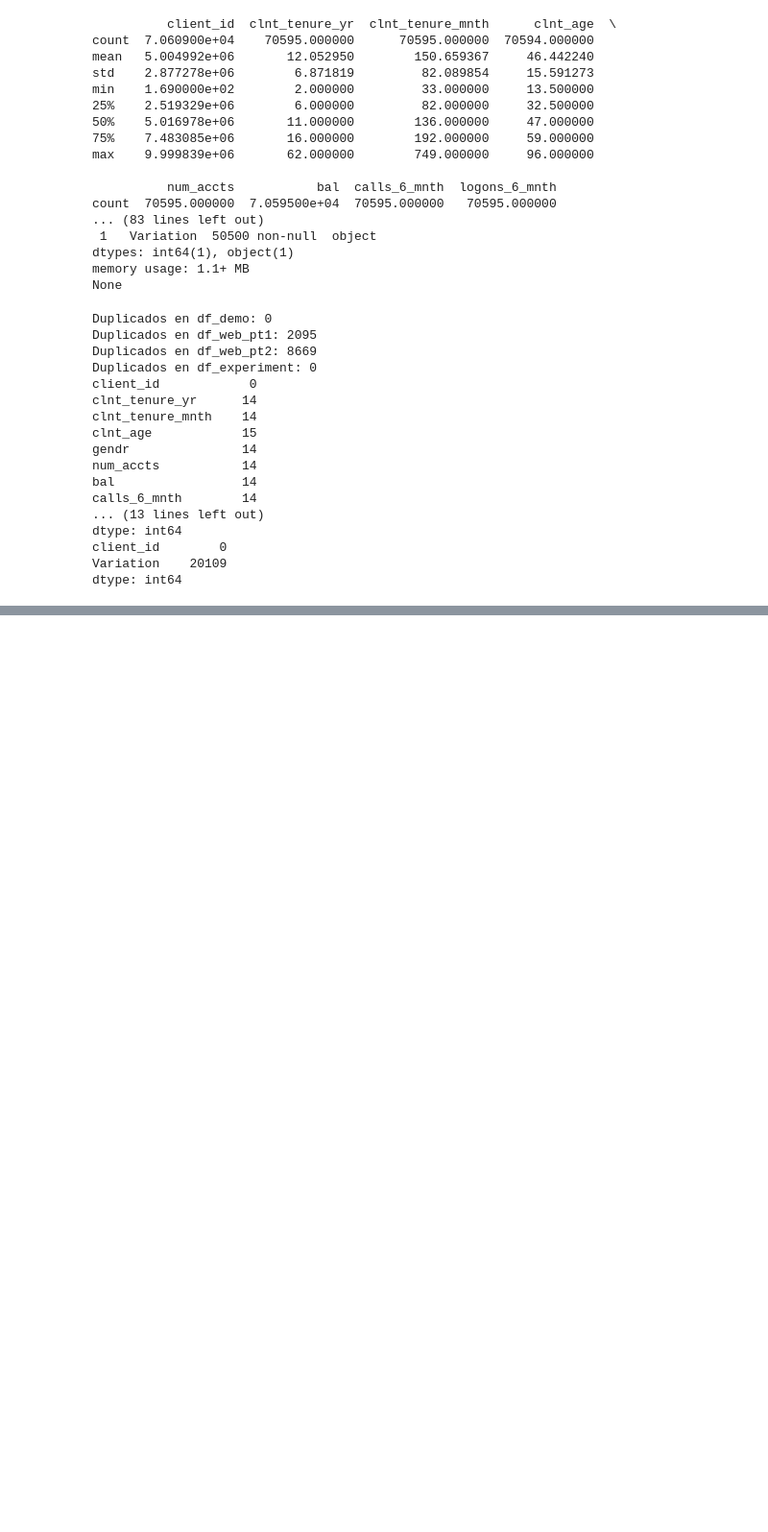
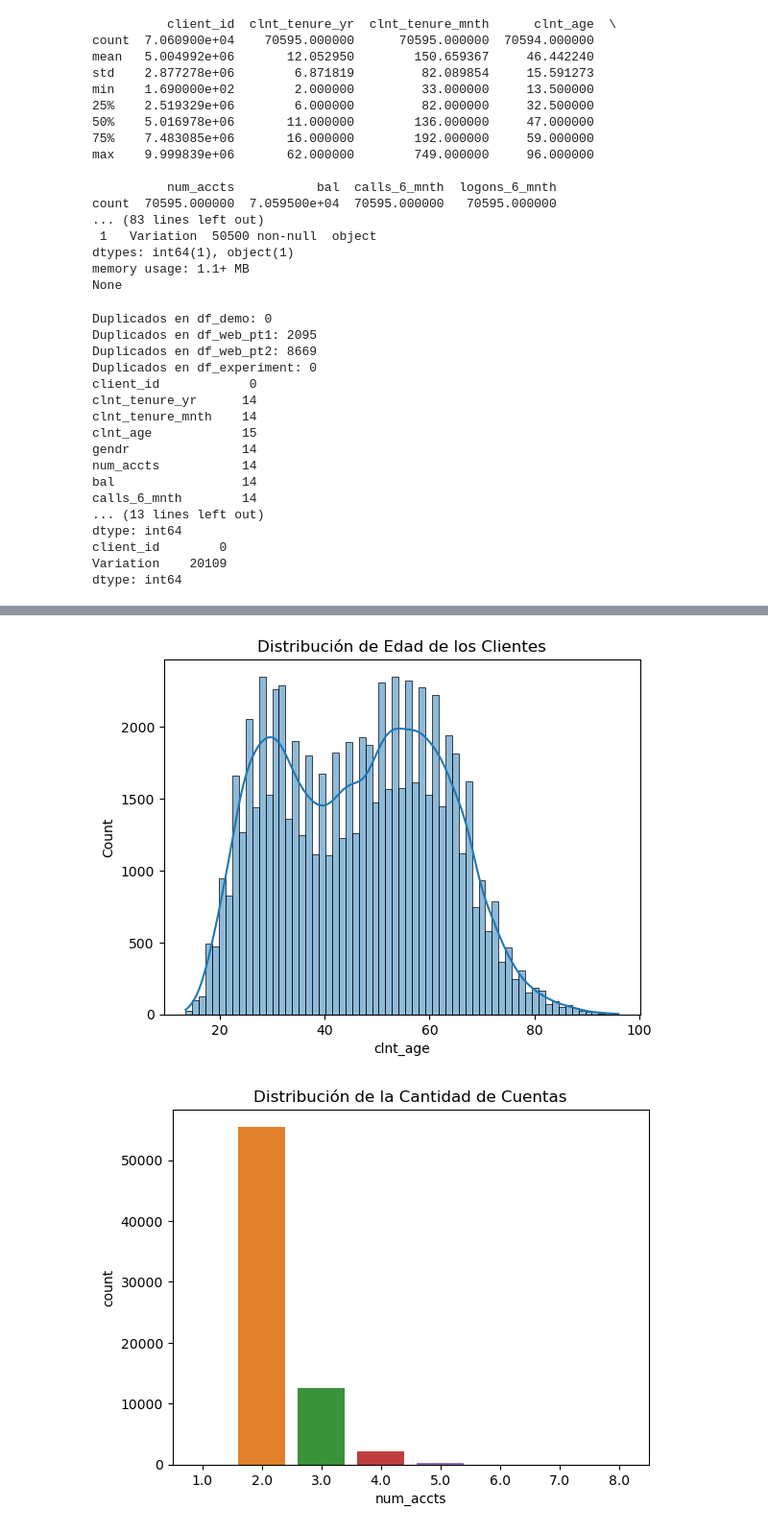
Before and after one commit to ivanalonsom/Project5_EDA_Inferential_Stats, a Jupyter notebook: main.ipynb, the cells around one changed output, grey strips where cells are left out. Shown: that part at 96% size. Saved outputs shown, nothing was run; the diff lists cells and outputs as text; code cells hidden in the pictures; blank space fills up the shorter version.

```diff
--- a/main.ipynb
+++ b/main.ipynb
@@ -96,0 +118,22 @@ print(df_web_combined.info())
+# %%
+# 5. Exploración Específica por Columnas
+import matplotlib.pyplot as plt
+import seaborn as sns
+
+# Distribución de la edad
+sns.histplot(df_demo['clnt_age'], kde=True)
+plt.title('Distribución de Edad de los Clientes')
+plt.show()
+
+# Distribución del número de cuentas
+sns.countplot(x='num_accts', data=df_demo)
+plt.title('Distribución de la Cantidad de Cuentas')
+plt.show()
+
+# Distribución del saldo
+sns.histplot(df_demo['bal'], kde=True)
+plt.title('Distribución del Saldo de los Clientes')
+plt.show()
+# %% [output]
+[figure, added]
+[figure, added]
```
Also changed, not shown: parts of 13 cells of this notebook.
